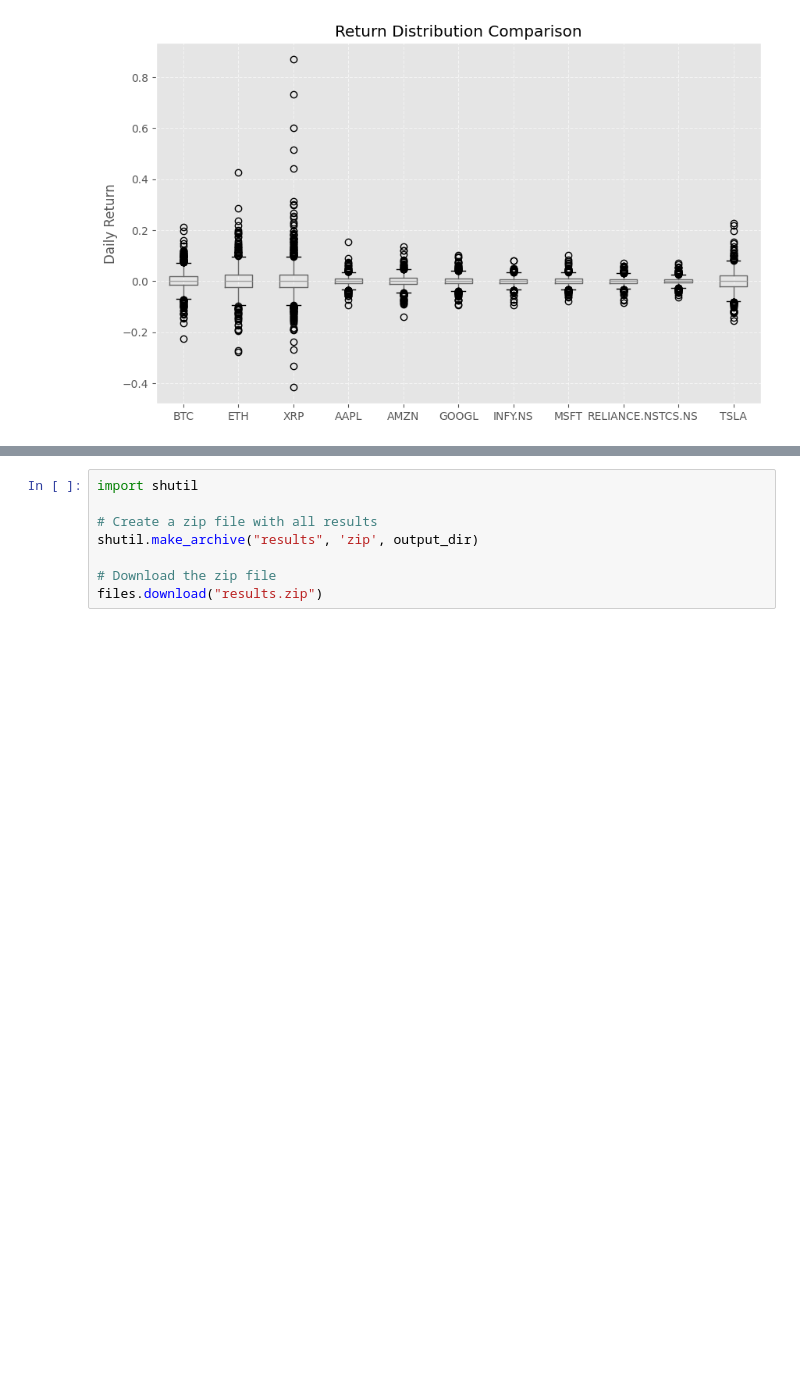
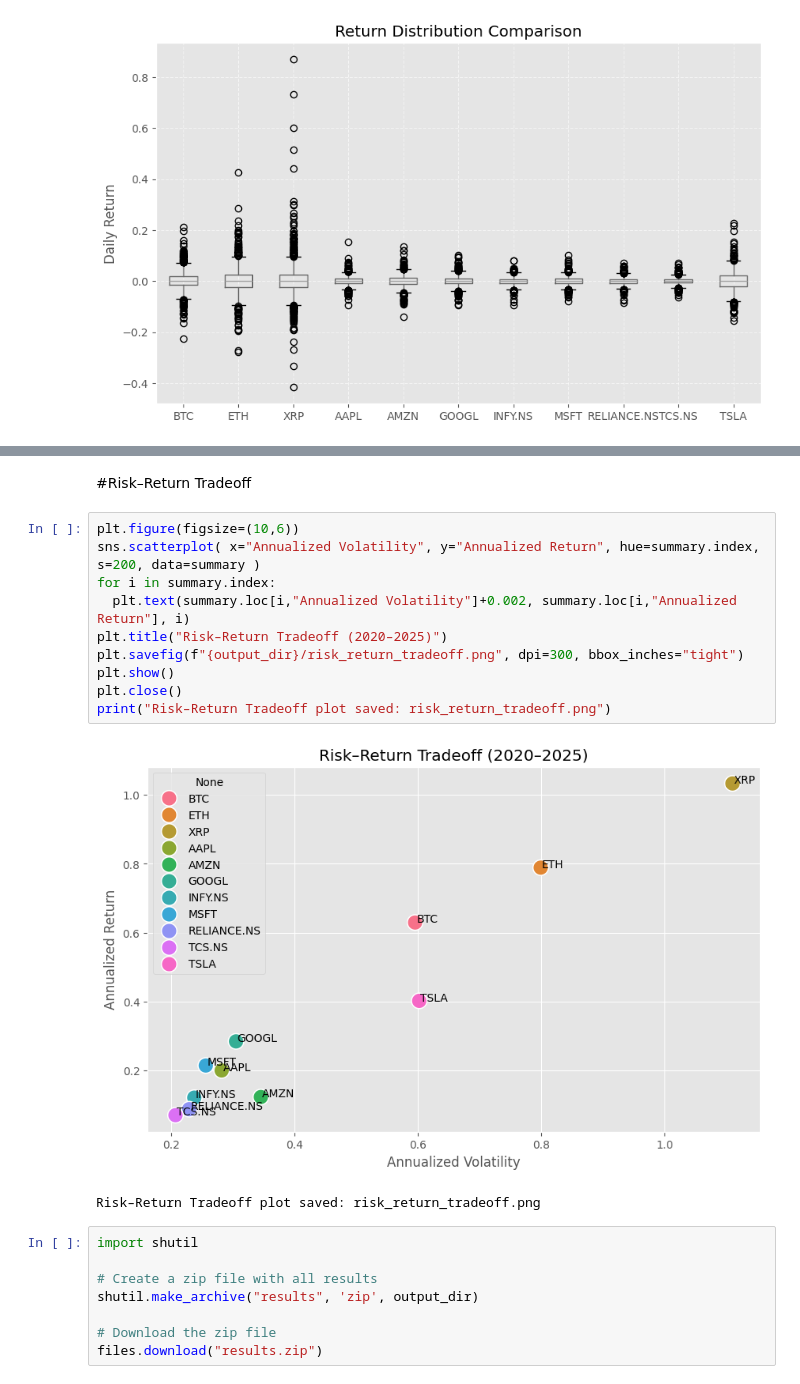
Before and after one commit to maniram3112/stock-vs-crypto-risk-return-analysis, a Jupyter notebook: notebooks/exploratory_data_analysis.ipynb, the cells around one changed output, grey strips where cells are left out. Drawn from its saved outputs; the diff is of its cells as text; blank space fills up the shorter version.

```diff
--- a/notebooks/exploratory_data_analysis.ipynb
+++ b/notebooks/exploratory_data_analysis.ipynb
@@ -186,3 +238,18 @@ plt.show()
+# %% [markdown]
+#Risk–Return Tradeoff
+# %%
+plt.figure(figsize=(10,6))
+sns.scatterplot( x="Annualized Volatility", y="Annualized Return", hue=summary.index, s=200, data=summary )
+for i in summary.index:
+  plt.text(summary.loc[i,"Annualized Volatility"]+0.002, summary.loc[i,"Annualized Return"], i)
+plt.title("Risk–Return Tradeoff (2020–2025)")
+plt.savefig(f"{output_dir}/risk_return_tradeoff.png", dpi=300, bbox_inches="tight")
+plt.show()
+plt.close()
+print("Risk–Return Tradeoff plot saved: risk_return_tradeoff.png")
+# %% [output]
+[figure, added]
+Risk–Return Tradeoff plot saved: risk_return_tradeoff.png
 # %%
 import shutil
 
```
Also changed, not shown: parts of 8 cells of this notebook.
